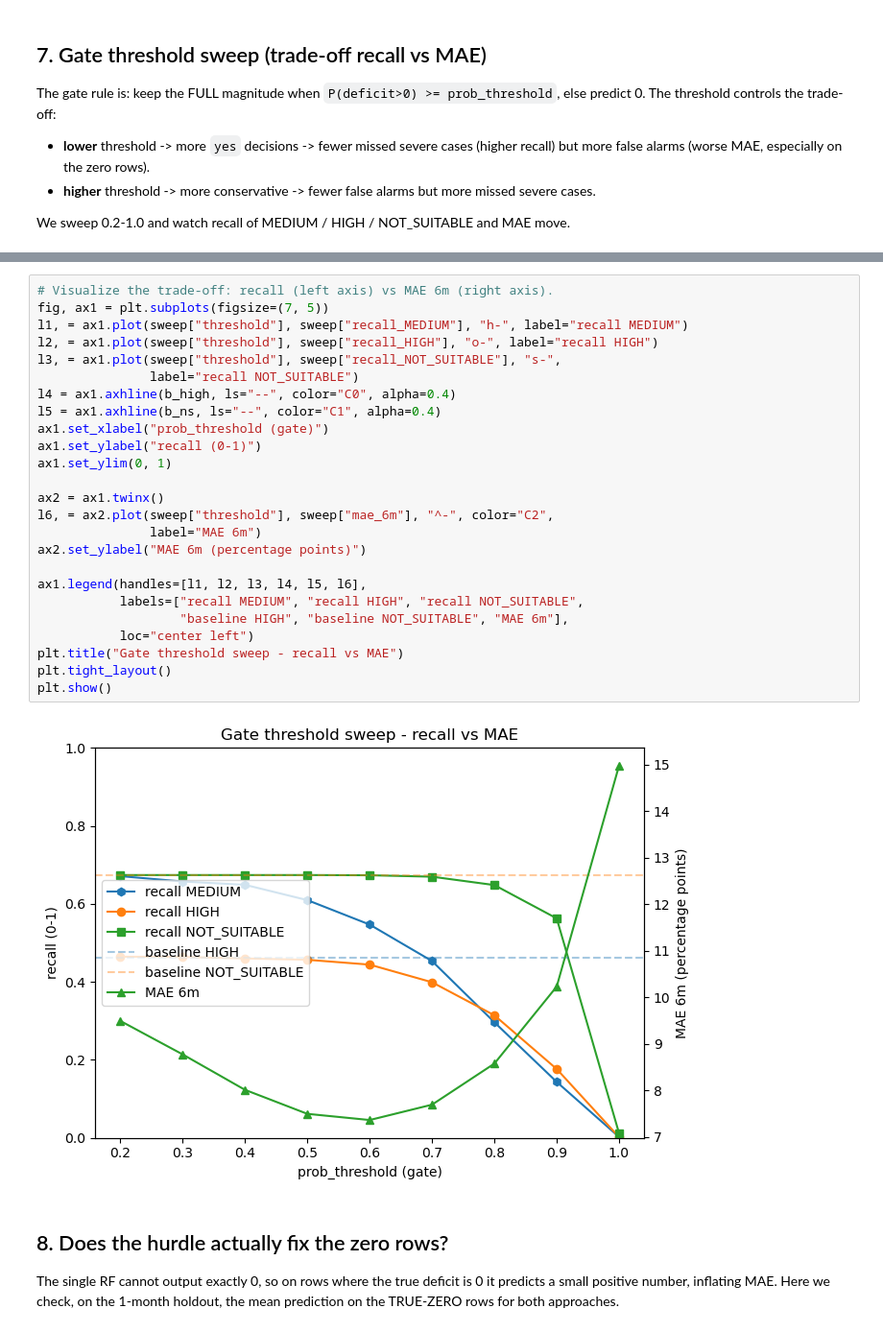
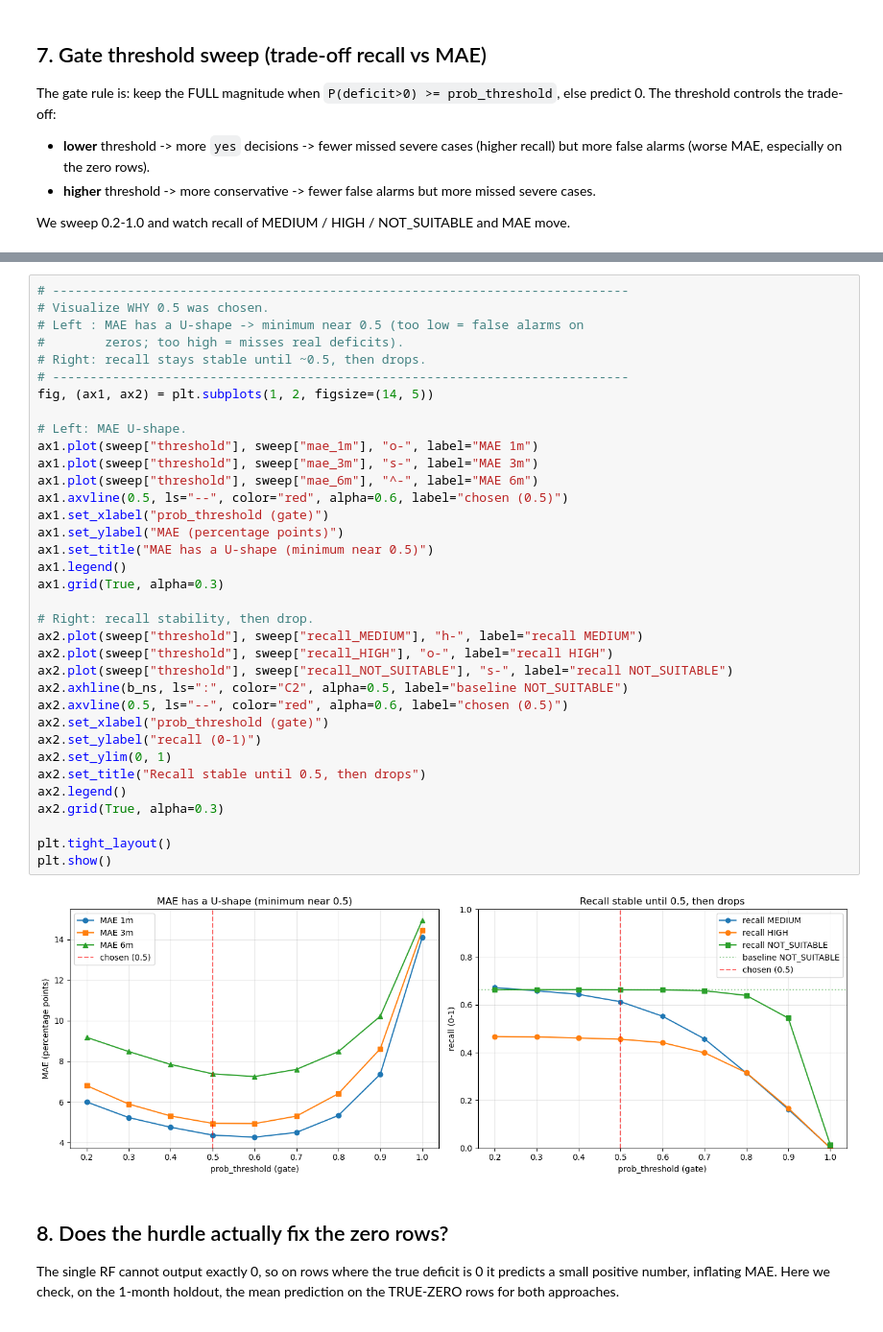
Before and after one commit to WMRioga/ALSRS, a Jupyter notebook: ml/01_evaluate_hurdle.ipynb, the cells around one changed output, grey strips where cells are left out. Shown at 96% size. Saved outputs shown, nothing was run; the diff lists cells and outputs as text.

```diff
--- a/ml/01_evaluate_hurdle.ipynb
+++ b/ml/01_evaluate_hurdle.ipynb
@@ -457,30 +457,40 @@ baseline (single RF) ->   recall MEDIUM: 0.689  recall HIGH: 0.461  recall NOT_S
-# %%
-# Visualize the trade-off: recall (left axis) vs MAE 6m (right axis).
-fig, ax1 = plt.subplots(figsize=(7, 5))
-l1, = ax1.plot(sweep["threshold"], sweep["recall_MEDIUM"], "h-", label="recall MEDIUM")
-l2, = ax1.plot(sweep["threshold"], sweep["recall_HIGH"], "o-", label="recall HIGH")
-l3, = ax1.plot(sweep["threshold"], sweep["recall_NOT_SUITABLE"], "s-",
-               label="recall NOT_SUITABLE")
-l4 = ax1.axhline(b_high, ls="--", color="C0", alpha=0.4)
-l5 = ax1.axhline(b_ns, ls="--", color="C1", alpha=0.4)
-ax1.set_xlabel("prob_threshold (gate)")
-ax1.set_ylabel("recall (0-1)")
-ax1.set_ylim(0, 1)
-
-ax2 = ax1.twinx()
-l6, = ax2.plot(sweep["threshold"], sweep["mae_6m"], "^-", color="C2",
-               label="MAE 6m")
-ax2.set_ylabel("MAE 6m (percentage points)")
-
-ax1.legend(handles=[l1, l2, l3, l4, l5, l6],
-           labels=["recall MEDIUM", "recall HIGH", "recall NOT_SUITABLE",
-                   "baseline HIGH", "baseline NOT_SUITABLE", "MAE 6m"],
-           loc="center left")
-plt.title("Gate threshold sweep - recall vs MAE")
-plt.tight_layout()
-plt.show()
-# %% [output]
-[figure, removed]
+# %%
+# -----------------------------------------------------------------------------
+# Visualize WHY 0.5 was chosen.
+# Left : MAE has a U-shape -> minimum near 0.5 (too low = false alarms on
+#        zeros; too high = misses real deficits).
+# Right: recall stays stable until ~0.5, then drops.
+# -----------------------------------------------------------------------------
+fig, (ax1, ax2) = plt.subplots(1, 2, figsize=(14, 5))
+
+# Left: MAE U-shape.
+ax1.plot(sweep["threshold"], sweep["mae_1m"], "o-", label="MAE 1m")
+ax1.plot(sweep["threshold"], sweep["mae_3m"], "s-", label="MAE 3m")
+ax1.plot(sweep["threshold"], sweep["mae_6m"], "^-", label="MAE 6m")
+ax1.axvline(0.5, ls="--", color="red", alpha=0.6, label="chosen (0.5)")
+ax1.set_xlabel("prob_threshold (gate)")
+ax1.set_ylabel("MAE (percentage points)")
+ax1.set_title("MAE has a U-shape (minimum near 0.5)")
+ax1.legend()
+ax1.grid(True, alpha=0.3)
+
+# Right: recall stability, then drop.
+ax2.plot(sweep["threshold"], sweep["recall_MEDIUM"], "h-", label="recall MEDIUM")
+ax2.plot(sweep["threshold"], sweep["recall_HIGH"], "o-", label="recall HIGH")
+ax2.plot(sweep["threshold"], sweep["recall_NOT_SUITABLE"], "s-", label="recall NOT_SUITABLE")
+ax2.axhline(b_ns, ls=":", color="C2", alpha=0.5, label="baseline NOT_SUITABLE")
+ax2.axvline(0.5, ls="--", color="red", alpha=0.6, label="chosen (0.5)")
+ax2.set_xlabel("prob_threshold (gate)")
+ax2.set_ylabel("recall (0-1)")
+ax2.set_ylim(0, 1)
+ax2.set_title("Recall stable until 0.5, then drops")
+ax2.legend()
+ax2.grid(True, alpha=0.3)
+
+plt.tight_layout()
+plt.show()
+# %% [output]
+[figure, added]
 # %% [markdown]
 ## 8. Does the hurdle actually fix the zero rows?
 
```
Also changed, not shown: parts of 9 cells of this notebook, 7 other files.
